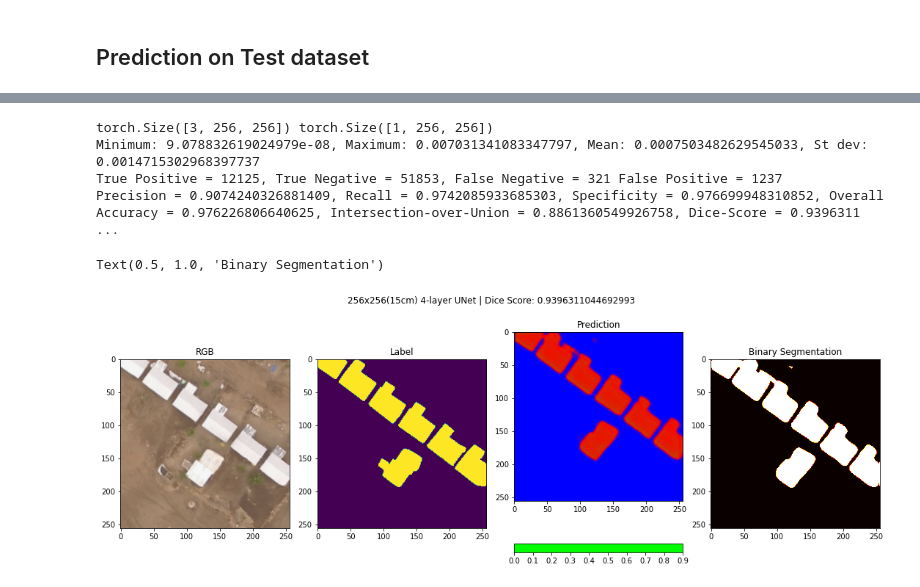
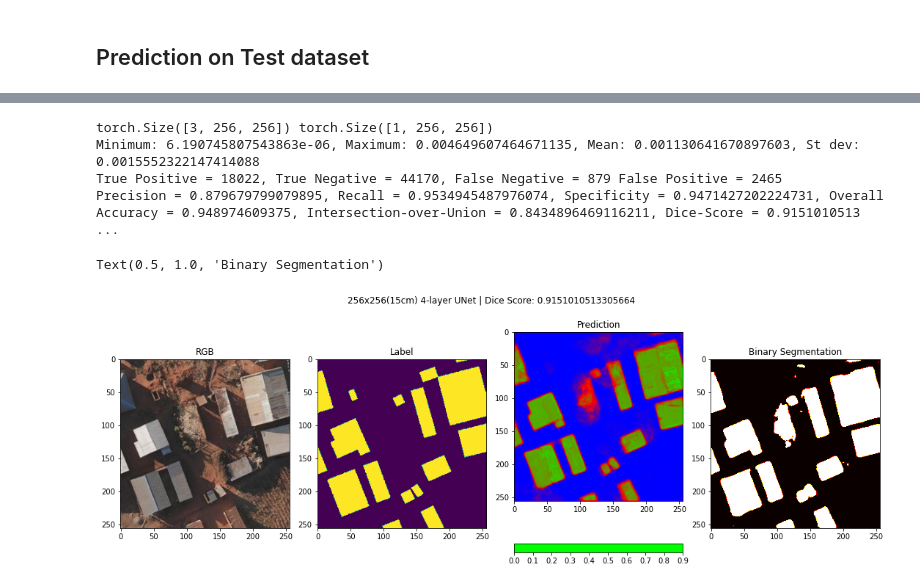
Before and after one commit to chrischank/HOTOSM_OAM_codeV2, a Jupyter notebook: Train_loop.ipynb, the cells around one changed output, grey strips where cells are left out. Drawn from its saved outputs; the diff is of its cells as text; code cells hidden in the pictures.

```diff
--- a/Train_loop.ipynb
+++ b/Train_loop.ipynb
@@ -528,7 +528,7 @@ torch.cuda.empty_cache()
 
 print(best_trial)
 # %%
-xp_name = "KBY5719:1224_256oc_EB1-Unet-NoIMN_lr1e-3_wd1e-5_b32_ep500_BCE_RLRonPlateau(min1e-8)"
+xp_name = "18242:3909_256oc_Four-Unet_lr1e-3_wd1e-5_b32_ep500_BCE_RLRonPlateau(min1e-8)"
 
 ChainedTrain = ConcatDataset([Train, InRGB_Train, HFLIP_Train, VFLIP_Train, BLUR_Train, CON_Train, SOL_Train])
 ChainedVal = ConcatDataset([Val, HFLIP_Val, VFLIP_Val])
@@ -591,15 +591,15 @@ Text(0.5, 1.0, 'LBL')
 # %%
 
-Net = smp.Unet(encoder_name = 'efficientnet-b1', encoder_depth = 4,
-               encoder_weights = None, decoder_use_batchnorm = True,
-               decoder_channels = (128, 64, 32, 16), decoder_attention_type = None,
-               in_channels = 3, classes = 1, activation = "sigmoid", aux_params = None)
+#Net = smp.Unet(encoder_name = 'efficientnet-b1', encoder_depth = 4,
+#               encoder_weights = None, decoder_use_batchnorm = True,
+#               decoder_channels = (128, 64, 32, 16), decoder_attention_type = None,
+#               in_channels = 3, classes = 1, activation = "sigmoid", aux_params = None)
 
-#Net = Four_UNet()
+Net = Four_UNet()
 
 checkpoint_dir = os.path.abspath("/home/mnt/HOTOSM_data/checkpoints")
 #checkpoint_dir = os.path.abspath("/home/chris/Dropbox/HOTOSM/SAMPLE/best_weights")
-best_iter = "_iter_023448.pth"
+best_iter = "_iter_280360.pth"
 
 NN_weights = os.path.join(checkpoint_dir, xp_name, xp_name + best_iter)
 
@@ -644,37 +644,37 @@ with torch.no_grad():
 print("True Positive = {0}, True Negative = {1}, False Negative = {2} False Positive = {3}".format(TP, TN, FN, FP))
 print("Precision = {0}, Recall = {1}, Specificity = {2}, Overall Accuracy = {3}, Intersection-over-Union = {4}, Dice-Score = {5}".format(Precision, Recall, Specificity, OA, IoU, Dice))
 
 # Plotting the RGB, Prediction, and Confidence
 fig = plt.figure(figsize = (15, 6))
 ax = fig.add_subplot(1, 4, 1)
 fig.tight_layout(w_pad = 3)
 fig.suptitle("256x256(15cm) 4-layer UNet | Dice Score: {0}".format(Dice))
 RGB = plt.imshow(test_pair[0].detach().cpu().numpy().transpose(1, 2, 0))
 ax.set_title('RGB')
 
 ax = fig.add_subplot(1, 4, 2)
 PILlbl = lbl.detach().cpu().numpy().transpose(1, 2, 0)
 plt.imshow(PILlbl)
 ax.set_title('Label')
 
 ax = fig.add_subplot(1, 4, 3)
 PILpred = prediction.detach().cpu().numpy().transpose(1, 2, 0)
 plt.imshow(PILpred, cmap = "brg")
 plt.colorbar(boundaries = np.arange(0, 1.0, 0.1), ticks = np.arange(0, 1.0, 0.1),
              orientation = "horizontal")
 ax.set_title('Prediction')
 
 ax = fig.add_subplot(1, 4, 4)
 PILbin = pred_BOOL.detach().cpu().numpy().transpose(1, 2, 0)
 plt.imshow(PILbin, cmap = "hot")
 ax.set_title('Binary Segmentation')
 # %% [output]
 torch.Size([3, 256, 256]) torch.Size([1, 256, 256])
-Minimum: 9.078832619024979e-08, Maximum: 0.007031341083347797, Mean: 0.0007503482629545033, St dev: 0.0014715302968397737
-True Positive = 12125, True Negative = 51853, False Negative = 321 False Positive = 1237
-Precision = 0.9074240326881409, Recall = 0.9742085933685303, Specificity = 0.976699948310852, Overall Accuracy = 0.976226806640625, Intersection-over-Union = 0.8861360549926758, Dice-Score = 0.9396311 ...
+Minimum: 6.190745807543863e-06, Maximum: 0.004649607464671135, Mean: 0.001130641670897603, St dev: 0.0015552322147414088
+True Positive = 18022, True Negative = 44170, False Negative = 879 False Positive = 2465
+Precision = 0.879679799079895, Recall = 0.9534945487976074, Specificity = 0.9471427202224731, Overall Accuracy = 0.948974609375, Intersection-over-Union = 0.8434896469116211, Dice-Score = 0.9151010513 ...
 Text(0.5, 1.0, 'Binary Segmentation')
-[figure, old version]
+[figure, new version]
 # %%
 # Loading testing batch
 test_loader = DataLoader(Test, batch_size = 1, shuffle = True)
```
Also changed, not shown: parts of 6 cells of this notebook, 8 other files.
